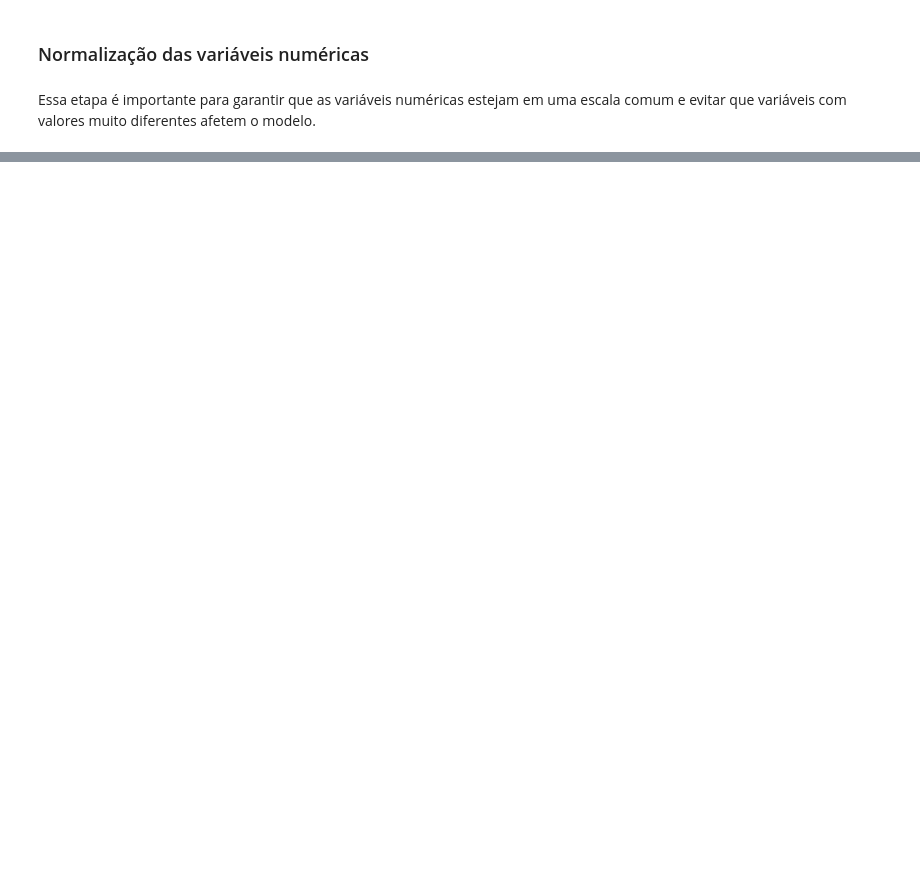
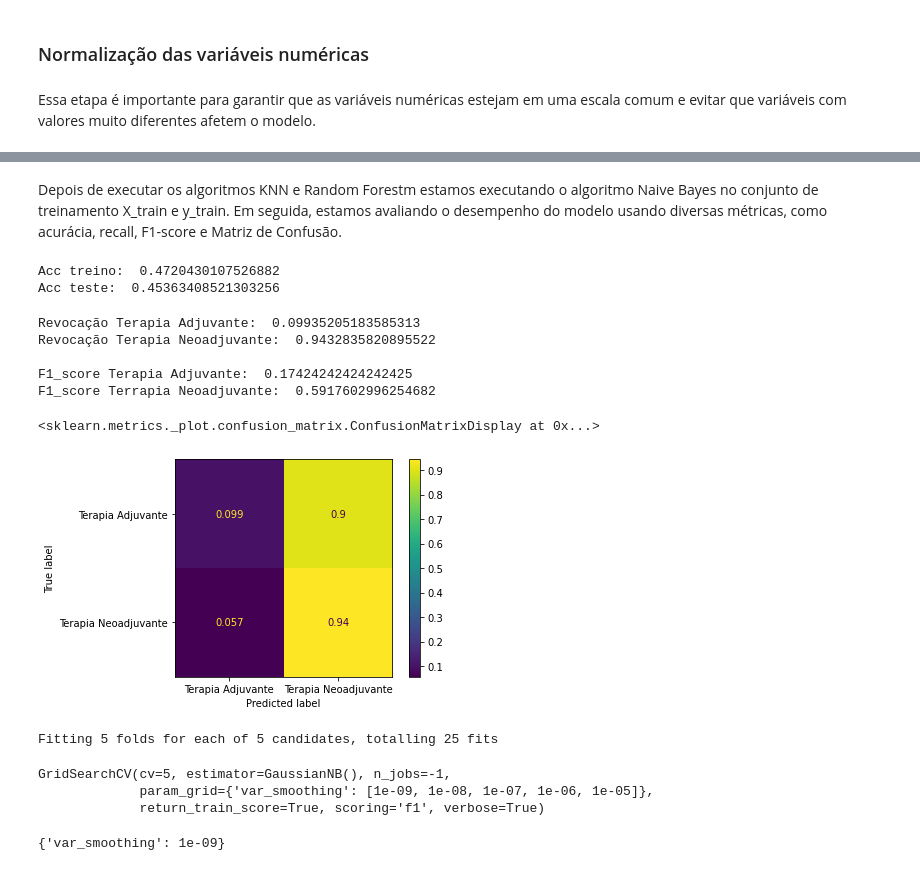
Before and after one commit to 2023M3T5-Inteli/grupo6, a Jupyter notebook: notebooks/OFICIAL.ipynb, the cells around one changed output, grey strips where cells are left out. Saved outputs shown, nothing was run; the diff lists cells and outputs as text; code cells hidden in the pictures; blank space fills up the shorter version.

```diff
--- a/notebooks/OFICIAL.ipynb
+++ b/notebooks/OFICIAL.ipynb
@@ -988,0 +2208,25 @@ Modelo: target -> sucesso.
+# %%
+#Tunando os hiperparametros do Random Forest utilizando o GridSearch
+from sklearn.model_selection import GridSearchCV
+
+#Passando os parmetros em formato de dicionario com os valores a serem testados na hiperparametrização(tunagem dos parametros do algoritmo Random Forest no caso)
+area_parametros = {"bootstrap": [True],
+                   "max_depth": [6, 8, 10, 13, 17],
+                   "max_features": ['auto', 'sqrt'],
+                   "min_samples_leaf": [3, 4, 6, 7, 8],
+                   "min_samples_split": [2, 4, 6, 7, 8],
+                   "n_estimators": [100, 350]
+}
+
+#Inicia-se o objeto RandomForestClassifier
+forest_classifier = RandomForestClassifier()
+
+#O GridSearch é instanciado com seus parâmetros comuns e o segundo parâmetro é a variável area_parametros que é a tunagem(hiperparametrização)
+forest_grid_search = GridSearchCV(forest_classifier, area_parametros, cv=5,
+                                  scoring="f1",
+                                  return_train_score=True,
+                                  verbose=True,
+                                  n_jobs=-1)
+
+#Preenchimento do GridSearch com as variaveis X de treino e y de treino
+forest_grid_search.fit(X_train, y_train)
@@ -988,0 +2281,37 @@ Modelo: target -> sucesso.
+# %% [markdown]
+Depois de executar os algoritmos KNN e Random Forestm estamos executando o algoritmo Naive Bayes no conjunto de treinamento X_train e y_train. Em seguida, estamos avaliando o desempenho do modelo usando diversas métricas, como acurácia, recall, F1-score e Matriz de Confusão.
+# %%
+gnb = GaussianNB()
+gnb.fit( X_train, y_train.squeeze() )
+print('Acc treino: ', gnb.score(X_train, y_train ))
+print('Acc teste: ', gnb.score(X_test, y_test.squeeze() ))
+# %% [output]
+Acc treino:  0.4720430107526882
+Acc teste:  0.45363408521303256
+# %%
+y_pred = gnb.predict(X_test)
+# %%
+# Obtendo o Recall da Terapia Adjuvante e Neoadjuvante
+print( 'Revocação Terapia Adjuvante: ', recall_score( y_test, y_pred, pos_label='Terapia Adjuvante'))
+print( 'Revocação Terapia Neoadjuvante: ', recall_score( y_test, y_pred, pos_label='Terapia Neoadjuvante'))
+
+# Obtendo o F1-Score da Terapia Adjuvante e Neoadjuvante
+print( '\nF1_score Terapia Adjuvante: ', f1_score( y_test, y_pred, pos_label='Terapia Adjuvante'))
+print( 'F1_score Terrapia Neoadjuvante: ', f1_score( y_test, y_pred, pos_label='Terapia Neoadjuvante'))
+# %% [output]
+Revocação Terapia Adjuvante:  0.09935205183585313
+Revocação Terapia Neoadjuvante:  0.9432835820895522
+
+F1_score Terapia Adjuvante:  0.17424242424242425
+F1_score Terrapia Neoadjuvante:  0.5917602996254682
+# %%
+cm = confusion_matrix(y_test, y_pred, normalize='true')
+
+# versão visualmente mais bonita da matriz de confusão
+disp = ConfusionMatrixDisplay(confusion_matrix=cm,
+                              display_labels=gnb.classes_)
+
+disp.plot()
+# %% [output]
+<sklearn.metrics._plot.confusion_matrix.ConfusionMatrixDisplay at 0x...>
+[figure, added]
@@ -988,0 +2331,13 @@ Modelo: target -> sucesso.
+# %%
+# Preenchimento do GridSearch com as variáveis X de treino e y de treino
+naive_bayes_grid_search.fit(X_train, y_train)
+# %% [output]
+Fitting 5 folds for each of 5 candidates, totalling 25 fits
+GridSearchCV(cv=5, estimator=GaussianNB(), n_jobs=-1,
+             param_grid={'var_smoothing': [1e-09, 1e-08, 1e-07, 1e-06, 1e-05]},
+             return_train_score=True, scoring='f1', verbose=True)
+# %%
+# Mostrando os melhores parâmetros que foram selecionados pelo Grid Search
+naive_bayes_grid_search.best_params_
+# %% [output]
+{'var_smoothing': 1e-09}
```
Also changed, not shown: parts of 241 cells of this notebook, 2 other files.
